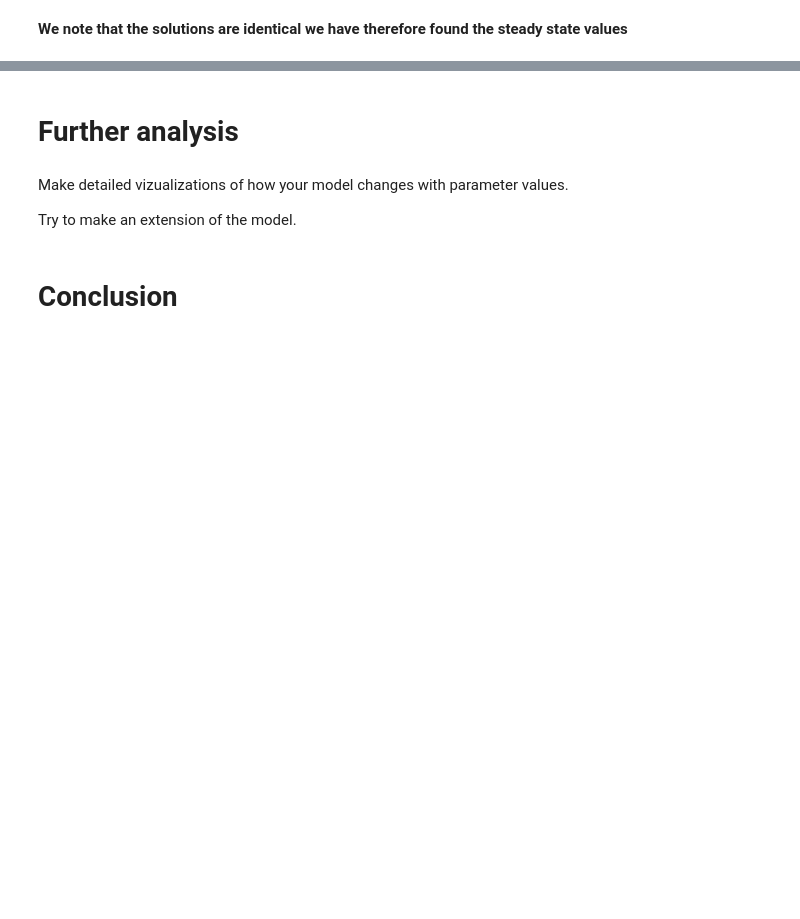
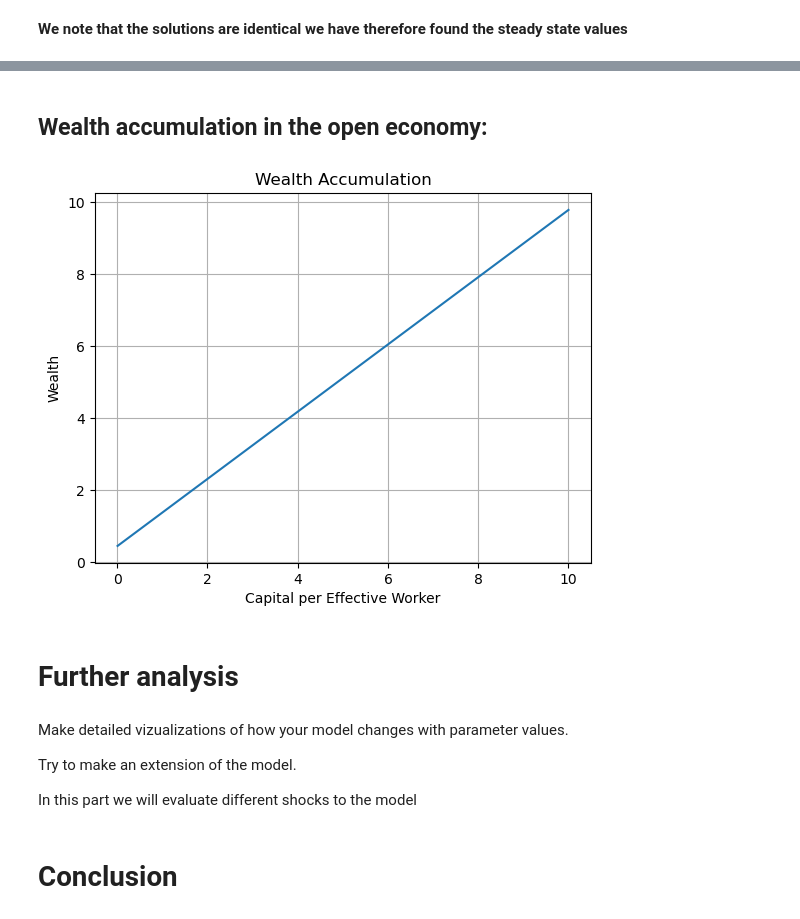
Before and after one commit to NumEconCopenhagen/projects-2024-andreas-og-magnus, a Jupyter notebook: modelproject/modelproject.ipynb, the cells around one changed output, grey strips where cells are left out. Drawn from its saved outputs; the diff is of its cells as text; code cells hidden in the pictures; blank space fills up the shorter version.

Commit message:
Wealth Acc

```diff
--- a/modelproject/modelproject.ipynb
+++ b/modelproject/modelproject.ipynb
@@ -150,9 +150,43 @@ plt.show()
+# %% [markdown]
+## Wealth accumulation in the open economy:
+# %%
+wealth_accumulation = (s * wstar / (1 + n)) + ((1 - delta + s * r) / (1 + n)) * v
+import matplotlib.pyplot as plt
+
+# Parameters
+s = 0.2
+r = 0.02
+n = 0.02
+delta = 0.05
+wstar = 2.23
+
+# Function for wealth accumulation
+def wealth_accumulation(v, s, n, r, delta, wstar):
+    return (s * wstar / (1 + n)) + ((1 - delta + s * r) / (1 + n)) * v
+
+# Define range for capital per effective worker (v)
+v_values = np.linspace(0.01, 10, 100)  # Adjust the range as needed
+
+# Calculate wealth accumulation for each value of capital per effective worker
+wealth_values = wealth_accumulation(v_values, s, n, r, delta, wstar)
+
+# Plotting
+plt.plot(v_values, wealth_values)
+plt.title('Wealth Accumulation')
+plt.xlabel('Capital per Effective Worker')
+plt.ylabel('Wealth')
+plt.grid(True)
+plt.show()
+# %% [output]
+[figure, added]
 # %% [markdown]
 # Further analysis
 # %% [markdown]
 Make detailed vizualizations of how your model changes with parameter values.
 
 Try to make an extension of the model.
+
+In this part we will evaluate different shocks to the model
 # %% [markdown]
 # Conclusion
 # %% [markdown]
```
Also changed, not shown: parts of 2 cells of this notebook.
